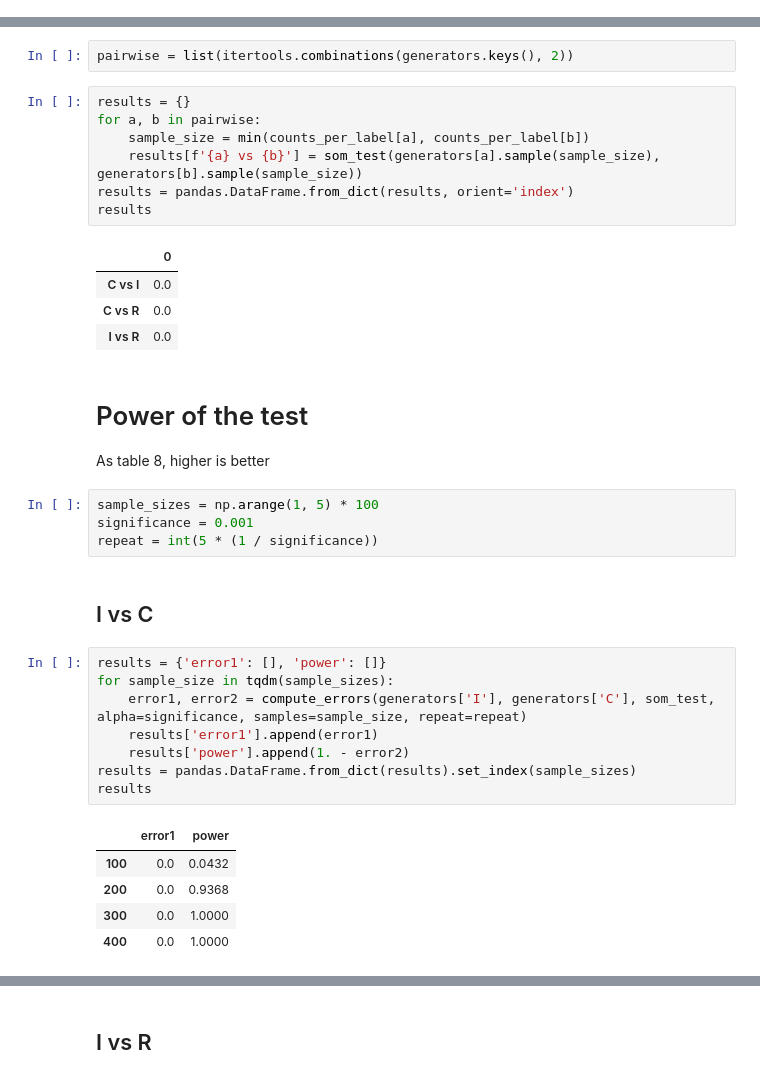
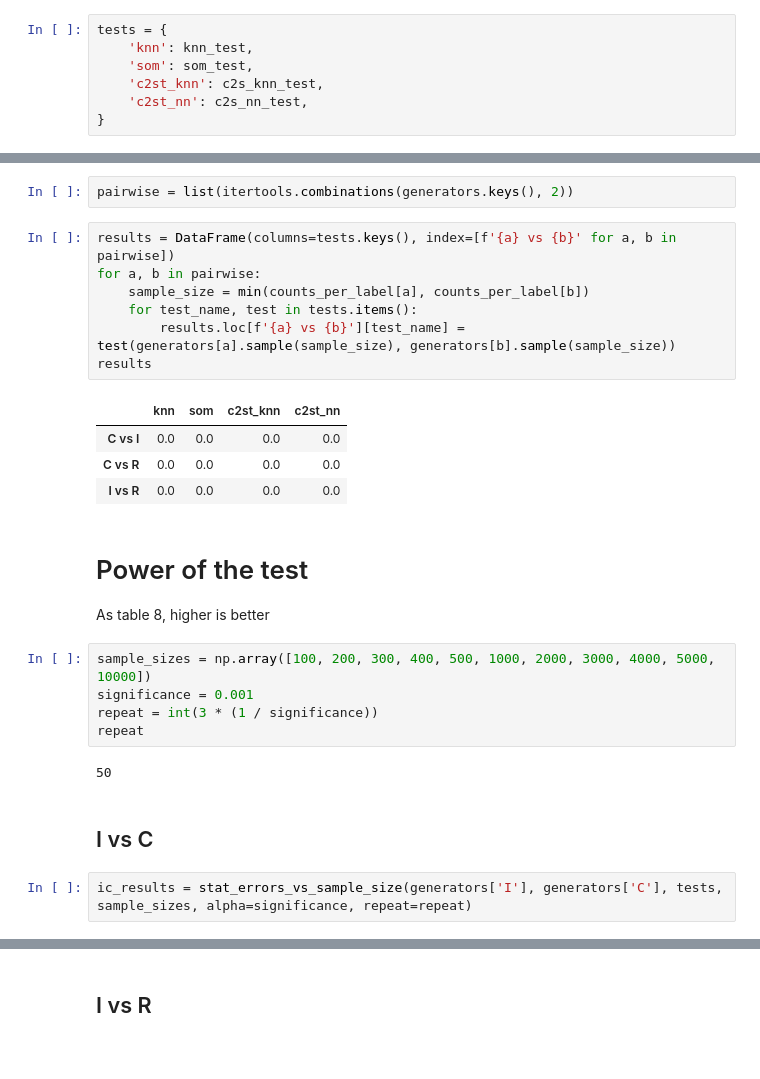
Before and after one commit to ayllon/SOMA, a Jupyter notebook: notebooks/eye_dataset.ipynb, the cells around one changed output, grey strips where cells are left out. Drawn from its saved outputs; the diff is of its cells as text; blank space fills up the shorter version.

Commit message:
Run eye movement case with all tests

```diff
--- a/notebooks/eye_dataset.ipynb
+++ b/notebooks/eye_dataset.ipynb
@@ -18,3 +25,10 @@ from soma.tests.som import som_test
+# %%
+tests = {
+    'knn': knn_test,
+    'som': som_test,
+    'c2st_knn': c2s_knn_test,
+    'c2st_nn': c2s_nn_test,
+}
 # %%
 counts_per_label = EyeGenerator.count_per_label()
 counts_per_label
@@ -36,37 +50,28 @@ As table 6, 0 is better (rejects they are equal)
 # %%
 pairwise = list(itertools.combinations(generators.keys(), 2))
 # %%
-results = {}
+results = DataFrame(columns=tests.keys(), index=[f'{a} vs {b}' for a, b in pairwise])
 for a, b in pairwise:
     sample_size = min(counts_per_label[a], counts_per_label[b])
-    results[f'{a} vs {b}'] = som_test(generators[a].sample(sample_size), generators[b].sample(sample_size))
-results = pandas.DataFrame.from_dict(results, orient='index')
+    for test_name, test in tests.items():
+        results.loc[f'{a} vs {b}'][test_name] = test(generators[a].sample(sample_size), generators[b].sample(sample_size))
 results
 # %% [output]
-|  | 0 |
-| C vs I | 0.0 |
-| C vs R | 0.0 |
-| I vs R | 0.0 |
+|  | knn | som | c2st_knn | c2st_nn |
+| C vs I | 0.0 | 0.0 | 0.0 | 0.0 |
+| C vs R | 0.0 | 0.0 | 0.0 | 0.0 |
+| I vs R | 0.0 | 0.0 | 0.0 | 0.0 |
 # %% [markdown]
 # Power of the test
 As table 8, higher is better
 # %%
-sample_sizes = np.arange(1, 5) * 100
+sample_sizes = np.array([100, 200, 300, 400, 500, 1000, 2000, 3000, 4000, 5000, 10000])
 significance = 0.001
-repeat = int(5 * (1 / significance))
+repeat = int(3 * (1 / significance))
+repeat
+# %% [output]
+50
 # %% [markdown]
 ## I vs C
-# %%
-results = {'error1': [], 'power': []}
-for sample_size in tqdm(sample_sizes):
-    error1, error2 = compute_errors(generators['I'], generators['C'], som_test, alpha=significance, samples=sample_size, repeat=repeat)
-    results['error1'].append(error1)
-    results['power'].append(1. - error2)
-results = pandas.DataFrame.from_dict(results).set_index(sample_sizes)
-results
-# %% [output]
-|  | error1 | power |
-| 100 | 0.0 | 0.0432 |
-| 200 | 0.0 | 0.9368 |
-| 300 | 0.0 | 1.0000 |
-| 400 | 0.0 | 1.0000 |
+# %%
+ic_results = stat_errors_vs_sample_size(generators['I'], generators['C'], tests, sample_sizes, alpha=significance, repeat=repeat)
```
Also changed, not shown: parts of 15 cells of this notebook.
